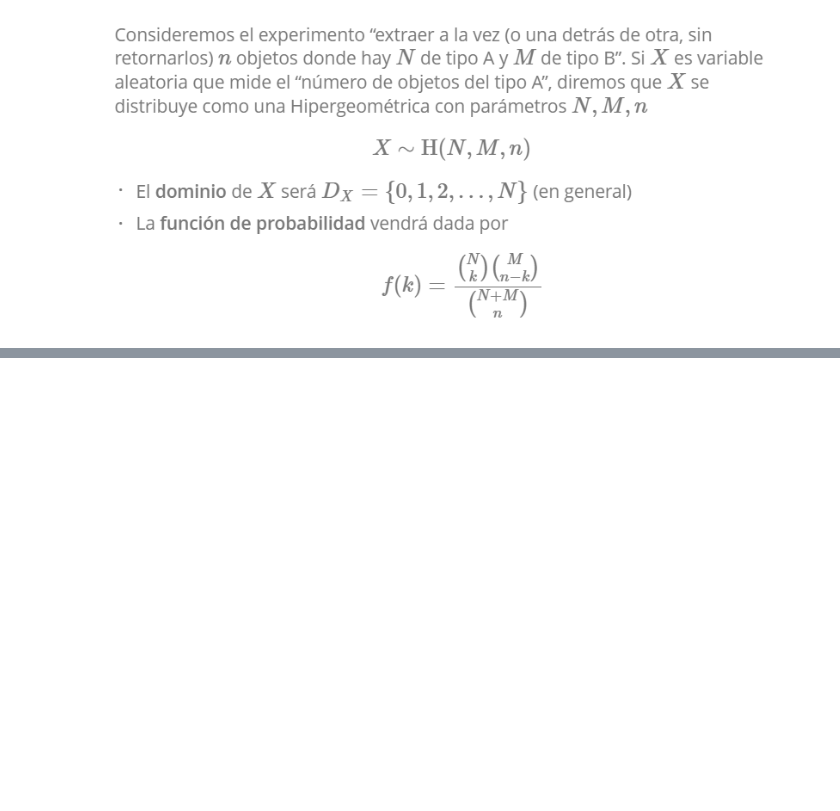
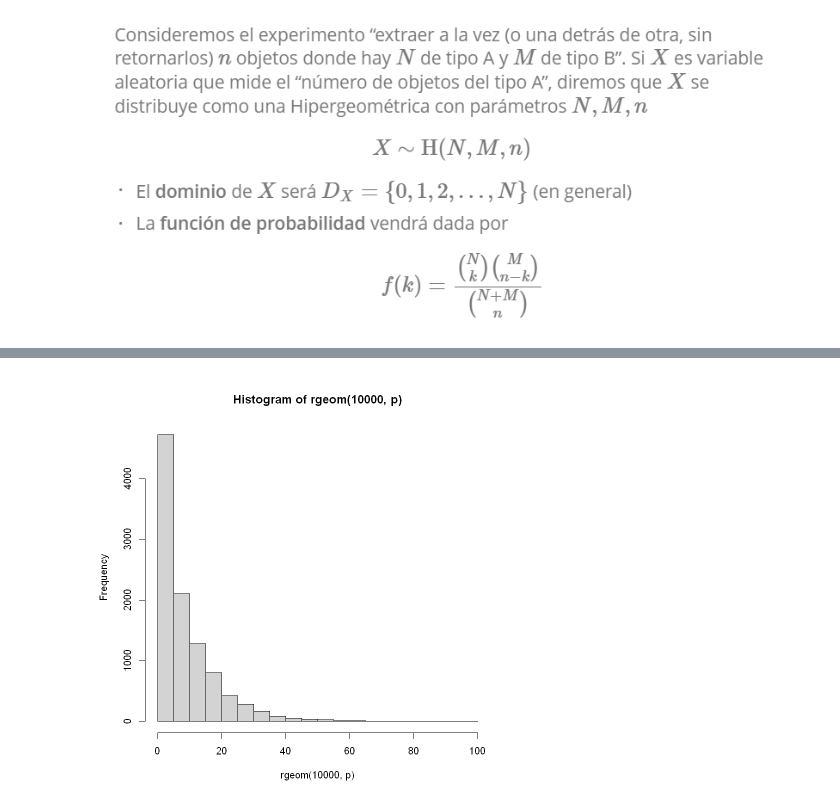
Before and after one commit to DiegoSuarz/EstadisticaDescriptiva_R, a Jupyter notebook: 38_IntroDistribucionesProbabilidad.ipynb, the cells around one changed output, grey strips where cells are left out. Saved outputs shown, nothing was run; the diff lists cells and outputs as text; code cells hidden in the pictures; blank space fills up the shorter version.

```diff
--- a/38_IntroDistribucionesProbabilidad.ipynb
+++ b/38_IntroDistribucionesProbabilidad.ipynb
@@ -185,0 +237,4 @@ hist(rbinom(100000, n ,p), breaks = 0:30)
+# %%
+hist(rgeom(10000, p))
+# %% [output]
+[figure, added]
```
Also changed, not shown: parts of 39 cells of this notebook, 1 other file.
